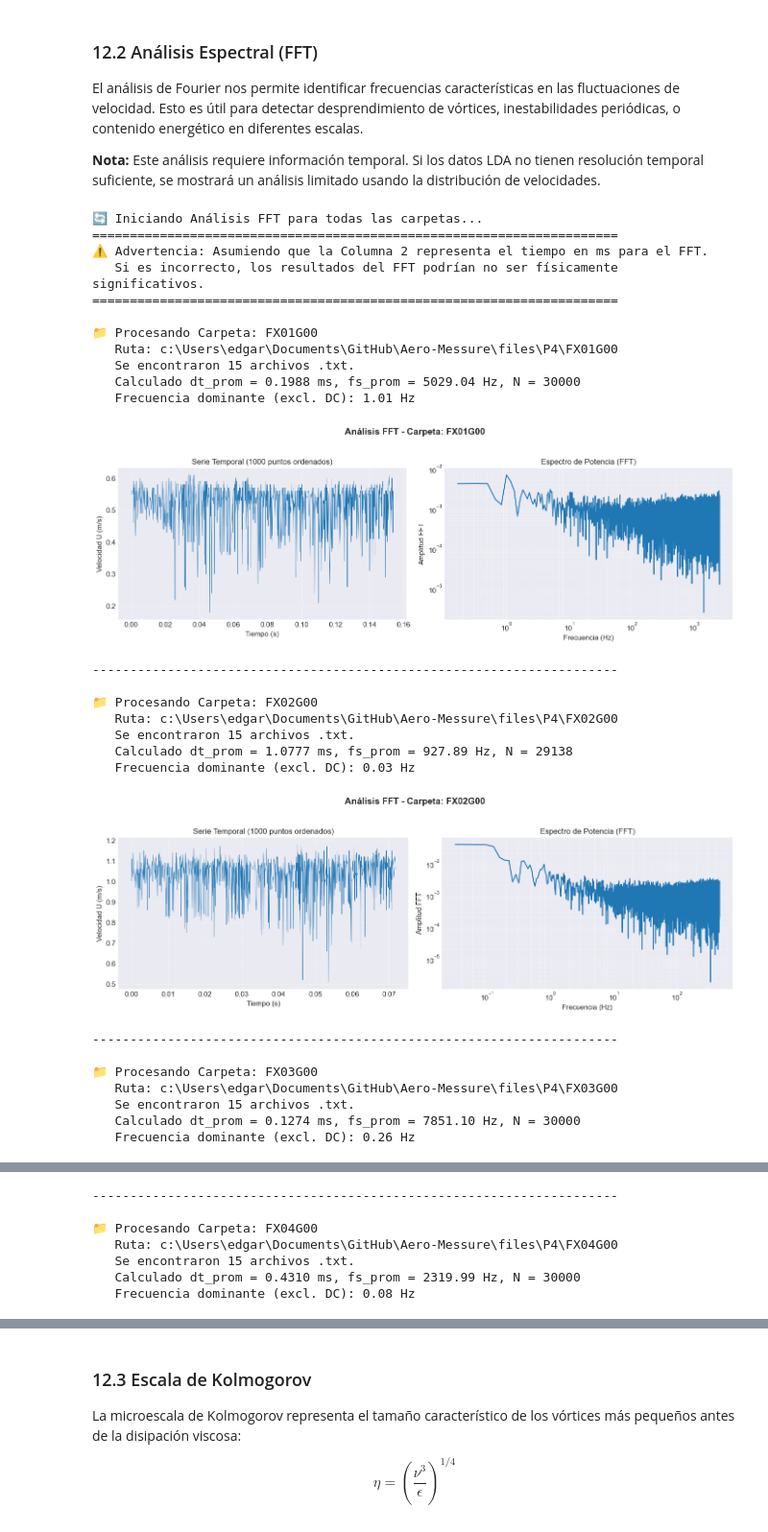
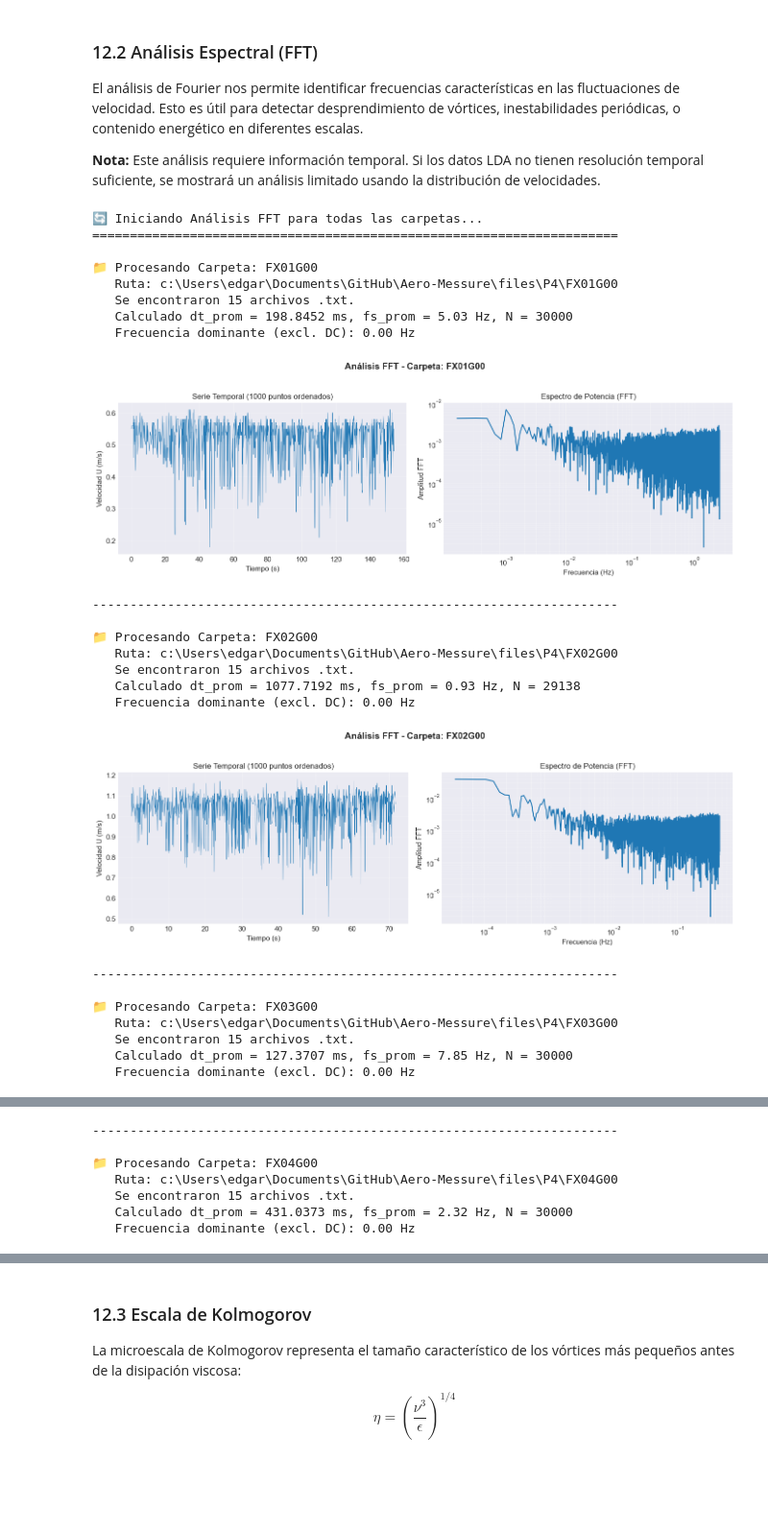
Before and after one commit to EU97/Aero-Messure, a Jupyter notebook: Practicas/P04_LDA_Perfil_Velocidad/notebooks/P04_LDA_Perfil_Velocidad.ipynb, the cells around one changed output, grey strips where cells are left out. Shown at 96% size. Saved outputs shown, nothing was run; the diff lists cells and outputs as text; code cells hidden in the pictures; blank space fills up the shorter version.

```diff
--- a/Practicas/P04_LDA_Perfil_Velocidad/notebooks/P04_LDA_Perfil_Velocidad.ipynb
+++ b/Practicas/P04_LDA_Perfil_Velocidad/notebooks/P04_LDA_Perfil_Velocidad.ipynb
@@ -73,6 +66,8 @@ Primero localizamos los datos en `files/P4/` y exploramos la estructura.
 # Configuración de rutas
 BASE_DIR = Path.cwd().parent.parent.parent
 DATA_DIR = BASE_DIR / 'files' / 'P4'
+IMAGES_DIR = BASE_DIR / 'Practicas' / 'P04_LDA_Perfil_Velocidad' / 'data' / 'images'
+IMAGES_DIR.mkdir(parents=True, exist_ok=True)
 
 print(f"📂 Directorio base: {BASE_DIR}")
 print(f"📂 Directorio de datos: {DATA_DIR}")
@@ -203,10 +196,6 @@ Crearemos una función que:
 - Outliers: valores fuera de [Q1 - 1.5×IQR, Q3 + 1.5×IQR]
 # %%
 def remove_outliers_iqr(data, factor=1.5):
-    """
-    Elimina outliers usando el método del rango intercuartílico (IQR).
-    (Esta función no necesita cambios)
-    """
     Q1 = np.percentile(data, 25)
     Q3 = np.percentile(data, 75)
     IQR = Q3 - Q1
@@ -219,10 +208,6 @@ def remove_outliers_iqr(data, factor=1.5):
 
 
 def process_position_folder(folder_path, remove_outliers=True):
-    """
-    Procesa todos los archivos de una carpeta (posición Y).
-    (Solo se cambia la lectura del CSV)
-    """
     all_U = []
     all_V = []
 
@@ -230,18 +215,14 @@ def process_position_folder(folder_path, remove_outliers=True):
     txt_files = list(folder_path.glob('*.txt'))
 
     for file in txt_files:
-        # --- MODIFICADO: Cambiar nombres de columnas al leer ---
         df = pd.read_csv(file, sep=r'\s+', header=None,
                         names=['idx', 'Doppler_Freq', 'SNR', 'U', 'V'])
-        # ------------------------------------------------------
-        # El resto de la función usa df['U'] y df['V'], así que ya tomará las columnas correctas
         all_U.extend(df['U'].values)
         all_V.extend(df['V'].values)
 
     all_U = np.array(all_U)
     all_V = np.array(all_V)
 
-    # Eliminar outliers si se solicita
     if remove_outliers:
         U_clean, mask_U = remove_outliers_iqr(all_U)
         V_clean, mask_V = remove_outliers_iqr(all_V)
@@ -257,7 +238,7 @@ def process_position_folder(folder_path, remove_outliers=True):
     results = {
         'folder': folder_path.name,
         'n_files': len(txt_files),
-        'n_samples_total': len(all_U), # Longitud original basada en la nueva columna U
+        'n_samples_total': len(all_U),
         'n_samples_clean_U': len(U_clean),
         'n_samples_clean_V': len(V_clean),
         'outliers_removed_U': outliers_removed_U,
@@ -269,7 +250,7 @@ def process_position_folder(folder_path, remove_outliers=True):
         'V_std': np.std(V_clean),
         'V_stderr': stats.sem(V_clean),
         # Guardamos los datos limpios para análisis posteriores si es necesario
-        # 'U_all': all_U, # Podrías quitar estos si ocupan mucha memoria
+        # 'U_all': all_U,
         # 'V_all': all_V,
         'U_clean': U_clean,
         'V_clean': V_clean
@@ -848,11 +829,7 @@ El análisis de Fourier nos permite identificar frecuencias características en
 # %%
 print("🔄 Iniciando Análisis FFT para todas las carpetas...")
 print("="*70)
-print(f"⚠️ Advertencia: Asumiendo que la Columna 2 representa el tiempo en ms para el FFT.")
-print(f"   Si es incorrecto, los resultados del FFT podrían no ser físicamente significativos.")
-print("="*70)
 
-# --- Bucle a través de todas las carpetas definidas en la celda [4] ---
 for folder in folders:
     folder_name = folder.name
     data_folder_path = DATA_DIR / folder_name # Construir ruta usando pathlib
@@ -860,13 +837,12 @@ for folder in folders:
     print(f"\n📁 Procesando Carpeta: {folder_name}")
     print(f"   Ruta: {data_folder_path}")
 
-    # --- Usando pathlib para listar archivos ---
     txt_files = sorted(list(data_folder_path.glob('*.txt')))
 
     if not txt_files:
         print(f"   Error: No se encontraron archivos .txt en esta carpeta. Omitiendo.")
         print("-" * 70)
-        continue # Ir a la siguiente carpeta
+        continue
 
     print(f"   Se encontraron {len(txt_files)} archivos .txt.")
     all_U_data = []
@@ -874,10 +850,9 @@ for folder in folders:
 
     for file_path in txt_files:
         try:
-            # Leer solo las columnas relevantes (asumiendo Col 2 es Time_ms, Col 4 es U)
             data = pd.read_csv(file_path, sep=r'\s+', header=None,
                               names=['idx', 'Time_ms', 'SNR', 'U', 'V'],
-                              usecols=[1, 3]) # Índices 1 (Tiempo) y 3 (U)
+                              usecols=[1, 3])
             if not data.empty:
                 all_U_data.extend(data['U'].values)
                 all_times.extend(data['Time_ms'].values)
@@ -893,7 +868,7 @@ for folder in folders:
         continue
 
     U_series = np.array(all_U_data)
-    time_series = np.array(all_times) / 1000.0  # ms a s
+    time_series = np.array(all_times)
 
     if len(time_series) <= 1:
         print("   Puntos de datos de tiempo insuficientes (<= 1) para FFT. Omitiendo análisis FFT.")
@@ -944,64 +919,65 @@ for folder in folders:
     ax1_fft.set_title(f'Serie Temporal ({plot_limit} puntos ordenados)', fontsize=12)
     ax1_fft.grid(True, alpha=0.3)
 
     # Gráfica del Espectro de Potencia (excluir DC en índice 0)
     if len(freqs) > 1 and len(power) > 1:
-        ax2_fft.loglog(freqs[1:], power[1:]) # Empezar desde el índice 1
+        ax2_fft.loglog(freqs[1:], power[1:])
         ax2_fft.set_xlabel('Frecuencia (Hz)', fontsize=11)
         ax2_fft.set_ylabel('Amplitud FFT', fontsize=11)
         ax2_fft.set_title('Espectro de Potencia (FFT)', fontsize=12)
         ax2_fft.grid(True, alpha=0.3, which='both')
 
         # Frecuencia dominante (excluyendo DC)
         peak_idx = np.argmax(power[1:]) + 1 # +1 por empezar desde índice 1
         dominant_freq = freqs[peak_idx]
         print(f"   Frecuencia dominante (excl. DC): {dominant_freq:.2f} Hz")
     else:
         ax2_fft.set_title('Espectro de Potencia (FFT) - Datos insuficientes')
         ax2_fft.text(0.5, 0.5, 'Puntos insuficientes', ha='center', va='center', transform=ax2_fft.transAxes)
 
     # Ajustar layout para evitar solapamiento del título principal
-    plt.tight_layout(rect=[0, 0.03, 1, 0.95])
+    fig_fft.tight_layout(rect=[0, 0.03, 1, 0.95])
+    output_path_png = IMAGES_DIR / f"espectro_de_potencia_fft_{folder_name}.png"
+    fig_fft.savefig(output_path_png, dpi=300, bbox_inches='tight')
+    output_path_svg = IMAGES_DIR / f"espectro_de_potencia_fft_{folder_name}.svg"
+    fig_fft.savefig(output_path_svg, bbox_inches='tight')
     plt.show() # Mostrar la figura para la carpeta actual
     print("-" * 70) # Separador visual entre carpetas
 
 print("\n✅ Bucle de Análisis FFT completado.")
 # %% [output]
 🔄 Iniciando Análisis FFT para todas las carpetas...
-======================================================================
-⚠️ Advertencia: Asumiendo que la Columna 2 representa el tiempo en ms para el FFT.
-   Si es incorrecto, los resultados del FFT podrían no ser físicamente significativos.
 ======================================================================
 
 📁 Procesando Carpeta: FX01G00
    Ruta: c:\Users\edgar\Documents\GitHub\Aero-Messure\files\P4\FX01G00
    Se encontraron 15 archivos .txt.
-   Calculado dt_prom = 0.1988 ms, fs_prom = 5029.04 Hz, N = 30000
-   Frecuencia dominante (excl. DC): 1.01 Hz
+   Calculado dt_prom = 198.8452 ms, fs_prom = 5.03 Hz, N = 30000
+   Frecuencia dominante (excl. DC): 0.00 Hz
-[figure, old version]
+[figure, new version]
 ----------------------------------------------------------------------
 
 📁 Procesando Carpeta: FX02G00
    Ruta: c:\Users\edgar\Documents\GitHub\Aero-Messure\files\P4\FX02G00
    Se encontraron 15 archivos .txt.
-   Calculado dt_prom = 1.0777 ms, fs_prom = 927.89 Hz, N = 29138
-   Frecuencia dominante (excl. DC): 0.03 Hz
+   Calculado dt_prom = 1077.7192 ms, fs_prom = 0.93 Hz, N = 29138
+   Frecuencia dominante (excl. DC): 0.00 Hz
 [figure]
 ----------------------------------------------------------------------
 
 📁 Procesando Carpeta: FX03G00
    Ruta: c:\Users\edgar\Documents\GitHub\Aero-Messure\files\P4\FX03G00
    Se encontraron 15 archivos .txt.
-   Calculado dt_prom = 0.1274 ms, fs_prom = 7851.10 Hz, N = 30000
-   Frecuencia dominante (excl. DC): 0.26 Hz
+   Calculado dt_prom = 127.3707 ms, fs_prom = 7.85 Hz, N = 30000
+   Frecuencia dominante (excl. DC): 0.00 Hz
 [figure]
 ----------------------------------------------------------------------
 
 📁 Procesando Carpeta: FX04G00
    Ruta: c:\Users\edgar\Documents\GitHub\Aero-Messure\files\P4\FX04G00
    Se encontraron 15 archivos .txt.
-   Calculado dt_prom = 0.4310 ms, fs_prom = 2319.99 Hz, N = 30000
-   Frecuencia dominante (excl. DC): 0.08 Hz
+   Calculado dt_prom = 431.0373 ms, fs_prom = 2.32 Hz, N = 30000
+   Frecuencia dominante (excl. DC): 0.00 Hz
 [figure]
 ----------------------------------------------------------------------
 
```
Also changed, not shown: parts of 15 cells of this notebook, 1 other file.
